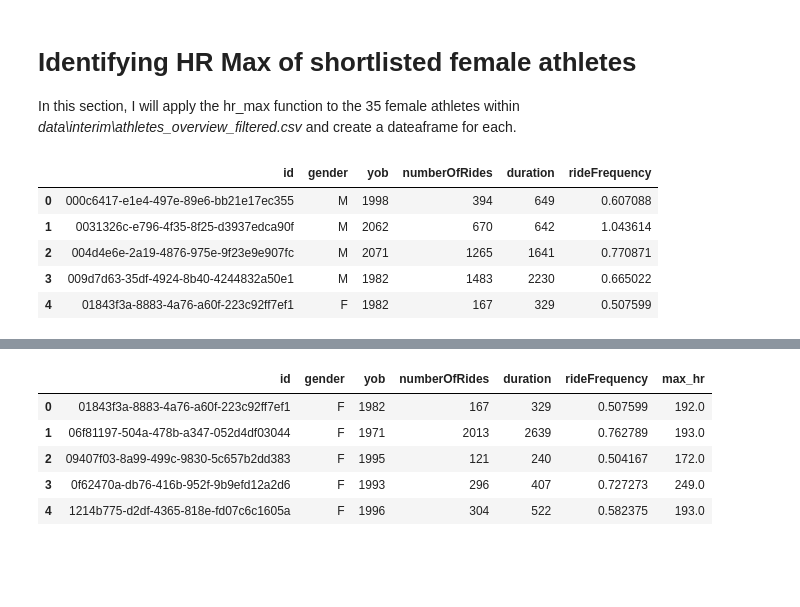
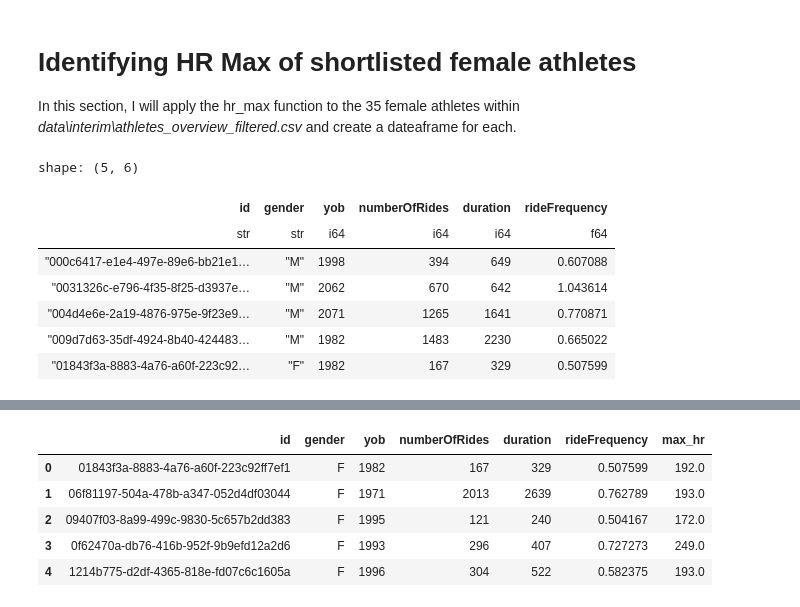
Before and after one commit to HimalKarkal/Golden-Cheetah, a Jupyter notebook: notebooks/0.02_heart_rate_filtering.ipynb, the cells around one changed output, grey strips where cells are left out. Drawn from its saved outputs; the diff is of its cells as text; code cells hidden in the pictures; blank space fills up the shorter version.

```diff
--- a/notebooks/0.02_heart_rate_filtering.ipynb
+++ b/notebooks/0.02_heart_rate_filtering.ipynb
@@ -193,15 +194,17 @@ from src.data import hr_max
 # %%
 # Importing the data
 
-df = pd.read_csv("data/interim/athletes_overview_filtered.csv")
+df = pl.read_csv("data/interim/athletes_overview_filtered.csv")
 
 # Printing the first few rows of the dataframe
 df.head()
 # %% [output]
+shape: (5, 6)
-|  | id | gender | yob | numberOfRides | duration | rideFrequency |
-| 0 | 000c6417-e1e4-497e-89e6-bb21e17ec355 | M | 1998 | 394 | 649 | 0.607088 |
-| 1 | 0031326c-e796-4f35-8f25-d3937edca90f | M | 2062 | 670 | 642 | 1.043614 |
-| 2 | 004d4e6e-2a19-4876-975e-9f23e9e907fc | M | 2071 | 1265 | 1641 | 0.770871 |
-| 3 | 009d7d63-35df-4924-8b40-4244832a50e1 | M | 1982 | 1483 | 2230 | 0.665022 |
-| 4 | 01843f3a-8883-4a76-a60f-223c92ff7ef1 | F | 1982 | 167 | 329 | 0.507599 |
+| id | gender | yob | numberOfRides | duration | rideFrequency |
+| str | str | i64 | i64 | i64 | f64 |
+| "000c6417-e1e4-497e-89e6-bb21e1… | "M" | 1998 | 394 | 649 | 0.607088 |
+| "0031326c-e796-4f35-8f25-d3937e… | "M" | 2062 | 670 | 642 | 1.043614 |
+| "004d4e6e-2a19-4876-975e-9f23e9… | "M" | 2071 | 1265 | 1641 | 0.770871 |
+| "009d7d63-35df-4924-8b40-424483… | "M" | 1982 | 1483 | 2230 | 0.665022 |
+| "01843f3a-8883-4a76-a60f-223c92… | "F" | 1982 | 167 | 329 | 0.507599 |
 # %%
```
Also changed, not shown: parts of 7 cells of this notebook.
